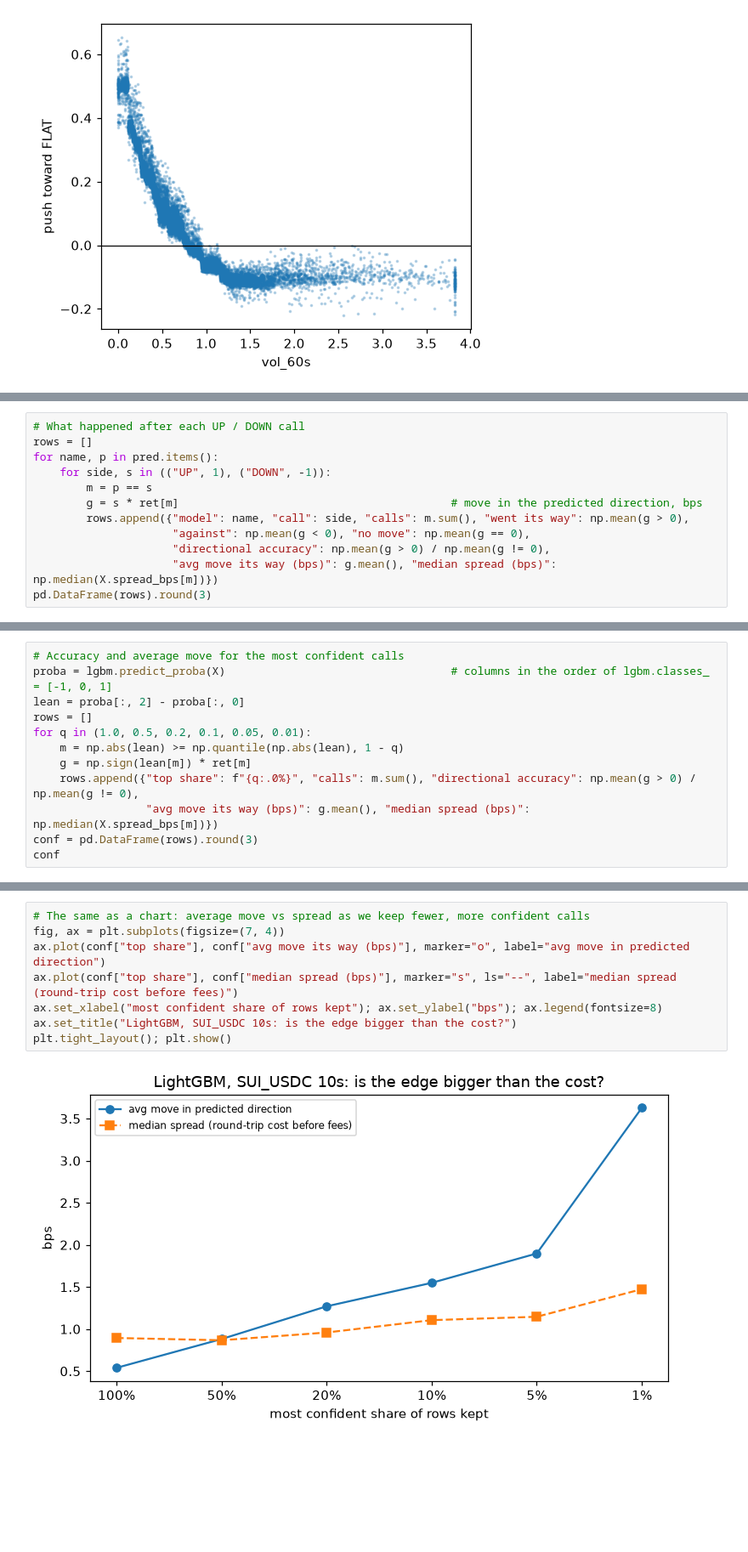
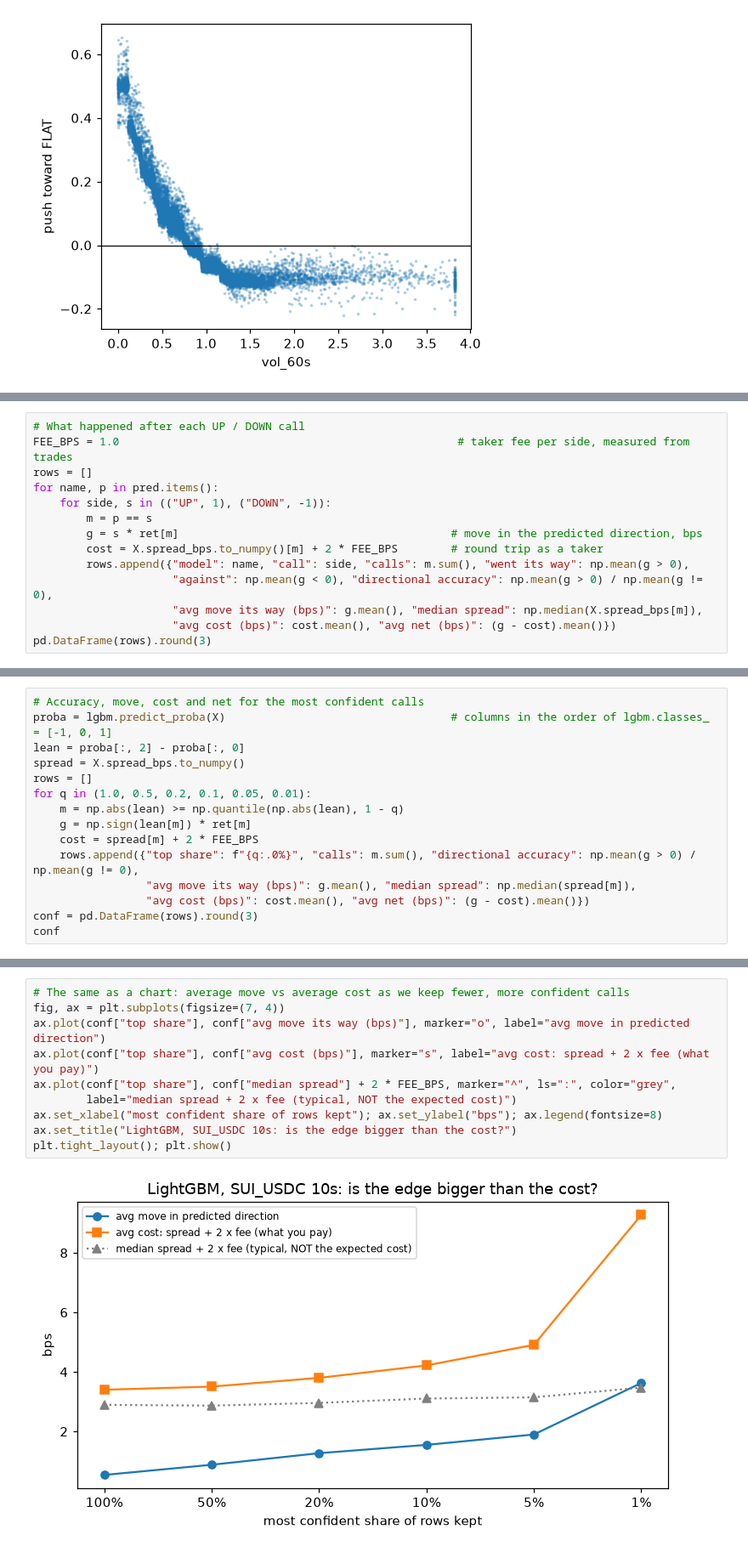
Before and after one commit to codecustard/deepbook-flowcast, a Jupyter notebook: notebooks/02_models.ipynb, the cells around one changed output, grey strips where cells are left out. Shown at 85% size. Cells and saved outputs as stored; diff of their text form; blank space fills up the shorter version.

```diff
--- a/notebooks/02_models.ipynb
+++ b/notebooks/02_models.ipynb
@@ -242,13 +247,15 @@ Compare that move with the cost of acting on it: buying at the ask and selling a
 # %%
 # What happened after each UP / DOWN call
+FEE_BPS = 1.0                                                   # taker fee per side, measured from trades
 rows = []
 for name, p in pred.items():
     for side, s in (("UP", 1), ("DOWN", -1)):
         m = p == s
         g = s * ret[m]                                         # move in the predicted direction, bps
+        cost = X.spread_bps.to_numpy()[m] + 2 * FEE_BPS        # round trip as a taker
         rows.append({"model": name, "call": side, "calls": m.sum(), "went its way": np.mean(g > 0),
-                     "against": np.mean(g < 0), "no move": np.mean(g == 0),
-                     "directional accuracy": np.mean(g > 0) / np.mean(g != 0),
-                     "avg move its way (bps)": g.mean(), "median spread (bps)": np.median(X.spread_bps[m])})
+                     "against": np.mean(g < 0), "directional accuracy": np.mean(g > 0) / np.mean(g != 0),
+                     "avg move its way (bps)": g.mean(), "median spread": np.median(X.spread_bps[m]),
+                     "avg cost (bps)": cost.mean(), "avg net (bps)": (g - cost).mean()})
 pd.DataFrame(rows).round(3)
 # %% [output]
@@ -266,13 +274,16 @@ move. If the move on the most confident calls clears the spread (and fees), ther
 # %%
-# Accuracy and average move for the most confident calls
+# Accuracy, move, cost and net for the most confident calls
 proba = lgbm.predict_proba(X)                                  # columns in the order of lgbm.classes_ = [-1, 0, 1]
 lean = proba[:, 2] - proba[:, 0]
+spread = X.spread_bps.to_numpy()
 rows = []
 for q in (1.0, 0.5, 0.2, 0.1, 0.05, 0.01):
     m = np.abs(lean) >= np.quantile(np.abs(lean), 1 - q)
     g = np.sign(lean[m]) * ret[m]
+    cost = spread[m] + 2 * FEE_BPS
     rows.append({"top share": f"{q:.0%}", "calls": m.sum(), "directional accuracy": np.mean(g > 0) / np.mean(g != 0),
-                 "avg move its way (bps)": g.mean(), "median spread (bps)": np.median(X.spread_bps[m])})
+                 "avg move its way (bps)": g.mean(), "median spread": np.median(spread[m]),
+                 "avg cost (bps)": cost.mean(), "avg net (bps)": (g - cost).mean()})
 conf = pd.DataFrame(rows).round(3)
 conf
 # %% [output]
@@ -286,13 +297,15 @@ conf
 # %%
-# The same as a chart: average move vs spread as we keep fewer, more confident calls
+# The same as a chart: average move vs average cost as we keep fewer, more confident calls
 fig, ax = plt.subplots(figsize=(7, 4))
 ax.plot(conf["top share"], conf["avg move its way (bps)"], marker="o", label="avg move in predicted direction")
-ax.plot(conf["top share"], conf["median spread (bps)"], marker="s", ls="--", label="median spread (round-trip cost before fees)")
+ax.plot(conf["top share"], conf["avg cost (bps)"], marker="s", label="avg cost: spread + 2 x fee (what you pay)")
+ax.plot(conf["top share"], conf["median spread"] + 2 * FEE_BPS, marker="^", ls=":", color="grey",
+        label="median spread + 2 x fee (typical, NOT the expected cost)")
 ax.set_xlabel("most confident share of rows kept"); ax.set_ylabel("bps"); ax.legend(fontsize=8)
 ax.set_title("LightGBM, SUI_USDC 10s: is the edge bigger than the cost?")
 plt.tight_layout(); plt.show()
 # %% [output]
-[figure, old version]
+[figure, new version]
 # %% [markdown]
 ## 9. Summary and decisions
 
```
Also changed, not shown: parts of 5 cells of this notebook.
